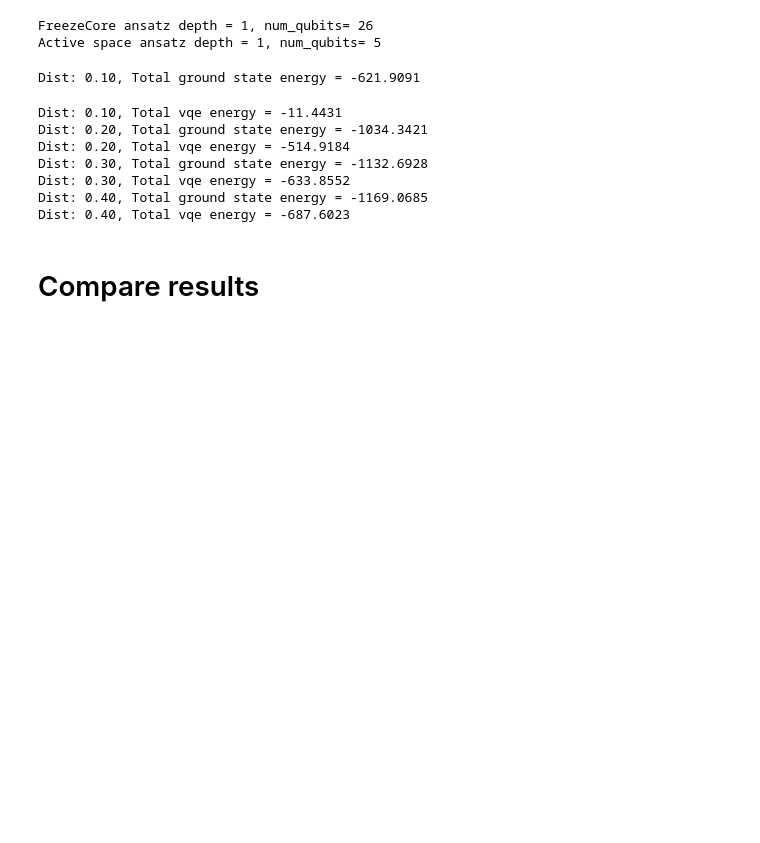
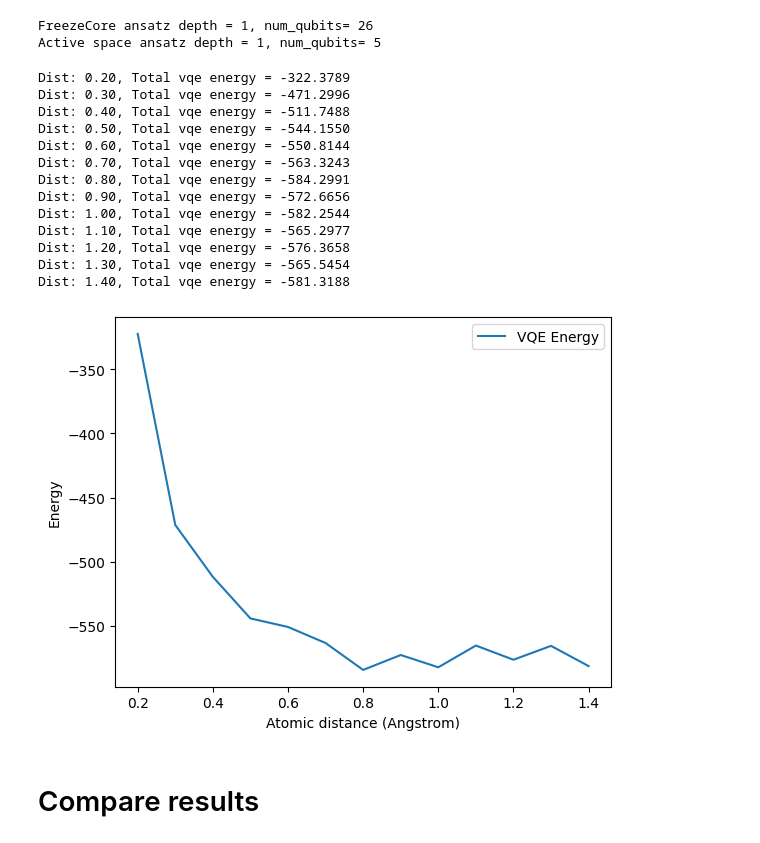
Before and after one commit to MarcMaussner/2023_application_quantum_chemistry, a Jupyter notebook: pes_co2/2023_PoC_PES_Mn_CO2.ipynb, the cells around one changed output. Cells and saved outputs as stored; diff of their text form; code cells hidden in the pictures; blank space fills up the shorter version.

```diff
--- a/pes_co2/2023_PoC_PES_Mn_CO2.ipynb
+++ b/pes_co2/2023_PoC_PES_Mn_CO2.ipynb
@@ -141,13 +141,13 @@ def create_problem(dist):
 ansatz = ansatz_active_space
 init_state = init_state_active_space
 hw_efficient = True
-exact_solution = True
+exact_solution = False
 # %%
 # build vqe
 estimator = Estimator(run_options= {"method": "statevector"})
 vqe = VQE(estimator, ansatz, SLSQP(maxiter=100))
 # %%
-distances = np.arange(0.1, 1.5, 0.1)
+distances = np.arange(0.2, 1.5, 0.1)
 # %%
 exact_energies = []
 vqe_energies = []
@@ -161,12 +161,12 @@ for dist in distances:
     problem = create_problem(dist)
 
     # set initialpoint to Harttreefock for problem
-    initial_point = HFInitialPoint()
-    initial_point.ansatz = ansatz
-    initial_point.problem = problem
     if hw_efficient == True:
         vqe.initial_point = init_state
     else:
+        initial_point = HFInitialPoint()
+        initial_point.ansatz = ansatz
+        initial_point.problem = problem
         vqe.initial_point = initial_point.to_numpy_array()
 
     # solve exact ?
@@ -190,22 +190,29 @@ for dist in distances:
 
     print(f"Dist: {dist:.2f}, Total vqe energy = {vqe_result:.4f}")
 # %% [output]
-Dist: 0.10, Total ground state energy = -621.9091
+Dist: 0.20, Total vqe energy = -322.3789
+Dist: 0.30, Total vqe energy = -471.2996
+Dist: 0.40, Total vqe energy = -511.7488
+Dist: 0.50, Total vqe energy = -544.1550
+Dist: 0.60, Total vqe energy = -550.8144
+Dist: 0.70, Total vqe energy = -563.3243
+Dist: 0.80, Total vqe energy = -584.2991
+Dist: 0.90, Total vqe energy = -572.6656
+Dist: 1.00, Total vqe energy = -582.2544
+Dist: 1.10, Total vqe energy = -565.2977
+Dist: 1.20, Total vqe energy = -576.3658
+Dist: 1.30, Total vqe energy = -565.5454
+Dist: 1.40, Total vqe energy = -581.3188
-Dist: 0.10, Total vqe energy = -11.4431
-Dist: 0.20, Total ground state energy = -1034.3421
-Dist: 0.20, Total vqe energy = -514.9184
-Dist: 0.30, Total ground state energy = -1132.6928
-Dist: 0.30, Total vqe energy = -633.8552
-Dist: 0.40, Total ground state energy = -1169.0685
-Dist: 0.40, Total vqe energy = -687.6023
 # %%
 if exact_solution == True:
     plt.plot(distances, exact_energies, label="Exact Energy")
 plt.plot(distances, vqe_energies, label="VQE Energy")
 plt.xlabel('Atomic distance (Angstrom)')
-plt.ylabel('Energy (HartTree)')
+plt.ylabel('Energy')
 plt.legend()
 plt.show()
+# %% [output]
+[figure, added]
 # %% [markdown]
 # Compare results
 # %% [markdown]
```
Also changed, not shown: parts of 1 cell of this notebook.
